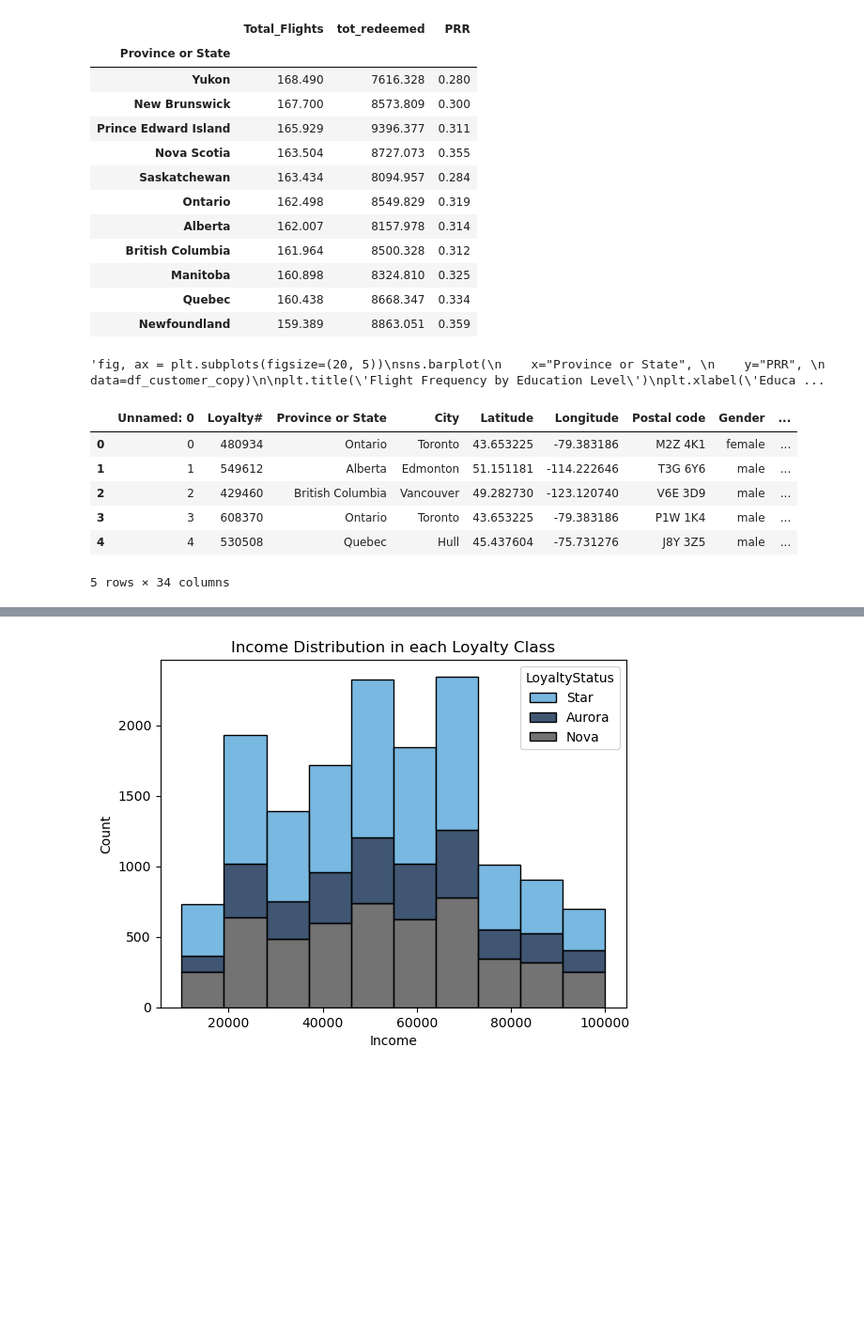
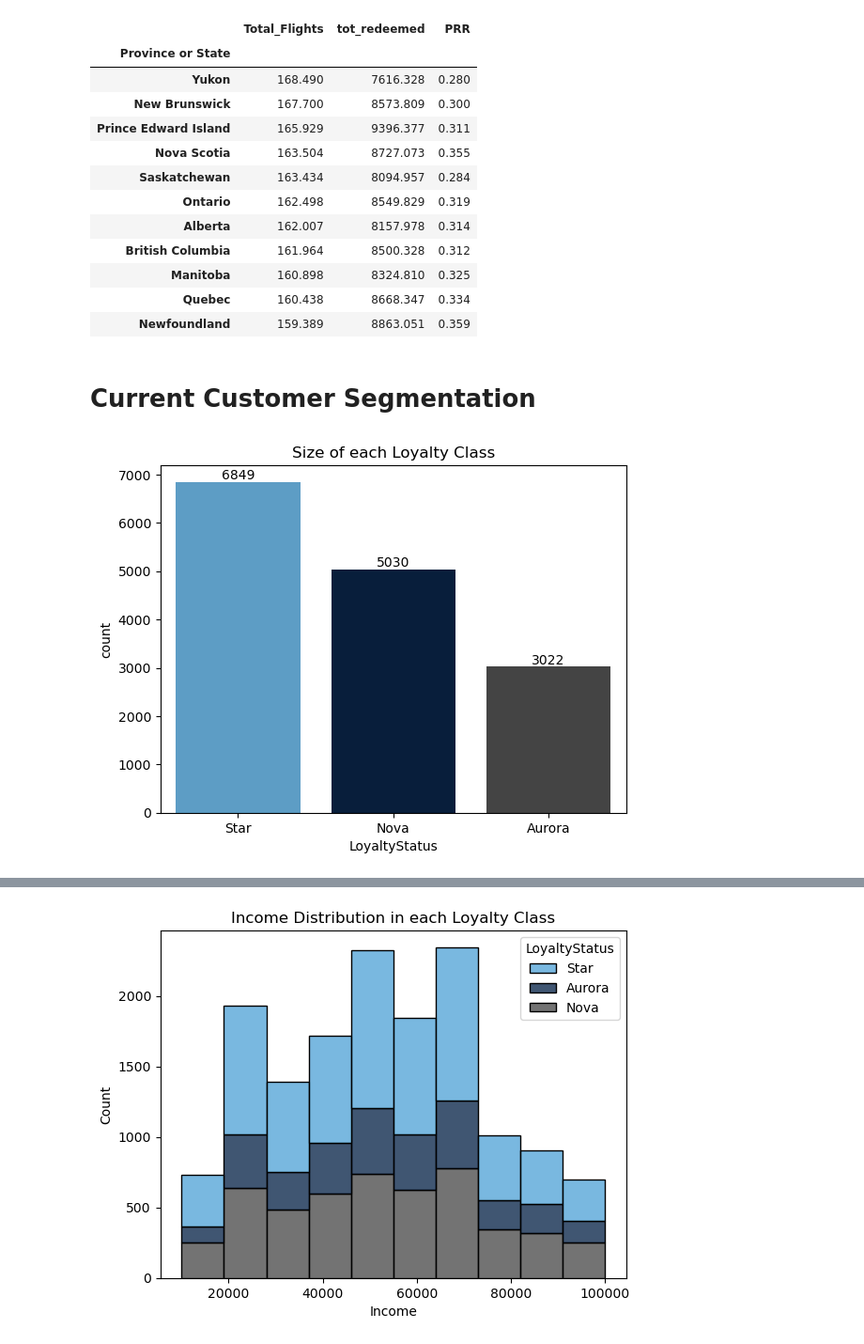
Before and after one commit to LiberoBiagi/DM_Nova_IMS_25-26, a Jupyter notebook: data_mining.ipynb, the cells around one changed output, grey strips where cells are left out. Shown at 94% size. Cells and saved outputs as stored; diff of their text form; code cells hidden in the pictures; blank space fills up the shorter version.

```diff
--- a/data_mining.ipynb
+++ b/data_mining.ipynb
@@ -1070,27 +1033,29 @@ df_customer_copy.groupby(['Province or State'])[['Total_Flights', 'tot_redeemed'
 | Manitoba | 160.898 | 8324.810 | 0.325 |
 | Quebec | 160.438 | 8668.347 | 0.334 |
 | Newfoundland | 159.389 | 8863.051 | 0.359 |
-# %%
-"""fig, ax = plt.subplots(figsize=(20, 5))
-sns.barplot(
-    x="Province or State",
-    y="PRR",
-    data=df_customer_copy)
-
-plt.title('Flight Frequency by Education Level')
-plt.xlabel('Education Level')
-plt.ylabel('Number of Flights')
-plt.show()"""
-# %% [output]
-'fig, ax = plt.subplots(figsize=(20, 5))\nsns.barplot(\n    x="Province or State", \n    y="PRR", \n    data=df_customer_copy)\n\nplt.title(\'Flight Frequency by Education Level\')\nplt.xlabel(\'Educa ...
-# %%
-df_customer_copy.head(5)
-# %% [output]
-|  | Unnamed: 0 | Loyalty# | Province or State | City | Latitude | Longitude | Postal code | Gender | ... |
-| 0 | 0 | 480934 | Ontario | Toronto | 43.653225 | -79.383186 | M2Z 4K1 | female | ... |
-| 1 | 1 | 549612 | Alberta | Edmonton | 51.151181 | -114.222646 | T3G 6Y6 | male | ... |
-| 2 | 2 | 429460 | British Columbia | Vancouver | 49.282730 | -123.120740 | V6E 3D9 | male | ... |
-| 3 | 3 | 608370 | Ontario | Toronto | 43.653225 | -79.383186 | P1W 1K4 | male | ... |
-| 4 | 4 | 530508 | Quebec | Hull | 45.437604 | -75.731276 | J8Y 3Z5 | male | ... |
-5 rows × 34 columns
+# %% [markdown]
+# Current Customer Segmentation
+# %%
+
+custom_order = ["Star", "Nova", "Aurora"]
+
+# Convert to categorical with custom order
+df_customer_copy["LoyaltyStatus"] = pd.Categorical(
+    df_customer_copy["LoyaltyStatus"],
+    categories=custom_order,
+    ordered=True
+)
+
+# Now plot
+ax = sns.countplot(data=df_customer_copy, x="LoyaltyStatus", hue="LoyaltyStatus",
+              order=custom_order, hue_order=custom_order)
+
+# Add count labels on top of bars
+for container in ax.containers:
+    ax.bar_label(container, fmt='%d')
+
+plt.title("Size of each Loyalty Class")
+plt.show()
+# %% [output]
+[figure, added]
 # %%
```
Also changed, not shown: parts of 13 cells of this notebook.
